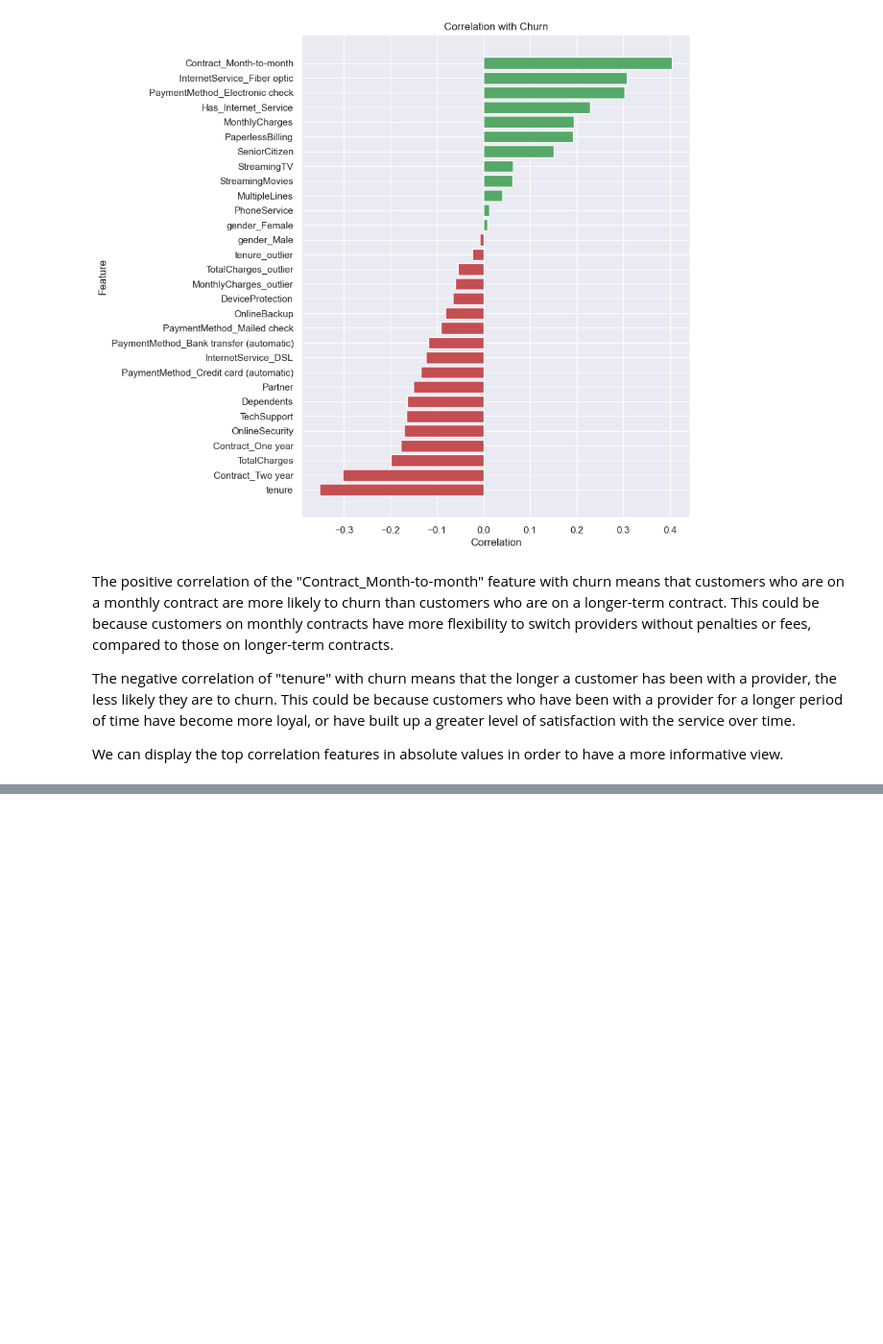
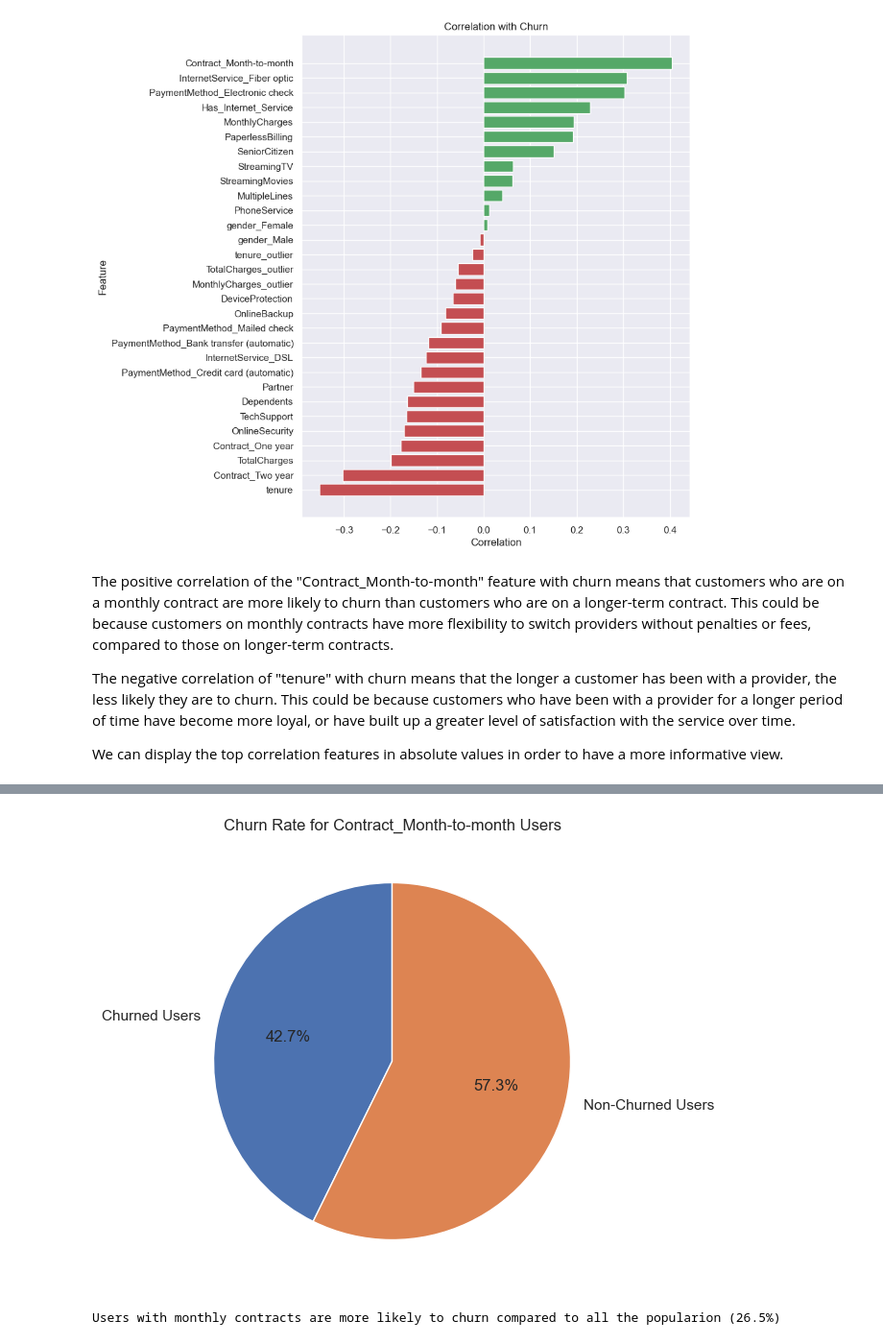
Before and after one commit to algerza/churn_prediction_model, a Jupyter notebook: 00_exploratory_data_analysis.ipynb, the cells around one changed output, grey strips where cells are left out. Shown at 96% size. Cells and saved outputs as stored; diff of their text form; code cells hidden in the pictures; blank space fills up the shorter version.

```diff
--- a/00_exploratory_data_analysis.ipynb
+++ b/00_exploratory_data_analysis.ipynb
@@ -439 +357,29 @@ sns.histplot(data=senior_users, x="Churn")
+# %%
+# Calculate the total number of Contract_Month-to-month users
+total_monthly = df[df['Contract_Month-to-month'] == 1].shape[0]
+
+# Calculate the number of Contract_Month-to-month users who churned
+churned_monthly = df[(df['Contract_Month-to-month'] == 1) & (df['Churn'] == 1)].shape[0]
+
+# Calculate the churn rate for Contract_Month-to-month users
+monthly_churn_rate = churned_monthly / total_monthly
+
+# Create labels and sizes for pie chart
+labels = ['Churned Users', 'Non-Churned Users']
+sizes = [monthly_churn_rate, 1-monthly_churn_rate]
+
+# Set the figure size
+fig, ax = plt.subplots(figsize=(6, 8))
+
+# Create a pie chart
+plt.pie(sizes, labels=labels, autopct='%1.1f%%', startangle=90)
+plt.title('Churn Rate for Contract_Month-to-month Users')
+
+# Show the chart
+plt.show()
+
+print('Users with monthly contracts are more likely to churn compared to all the popularion (26.5%)')
+# %% [output]
+[figure, added]
+Users with monthly contracts are more likely to churn compared to all the popularion (26.5%)
 # %%
```
Also changed, not shown: parts of 41 cells of this notebook, 1 other file.
